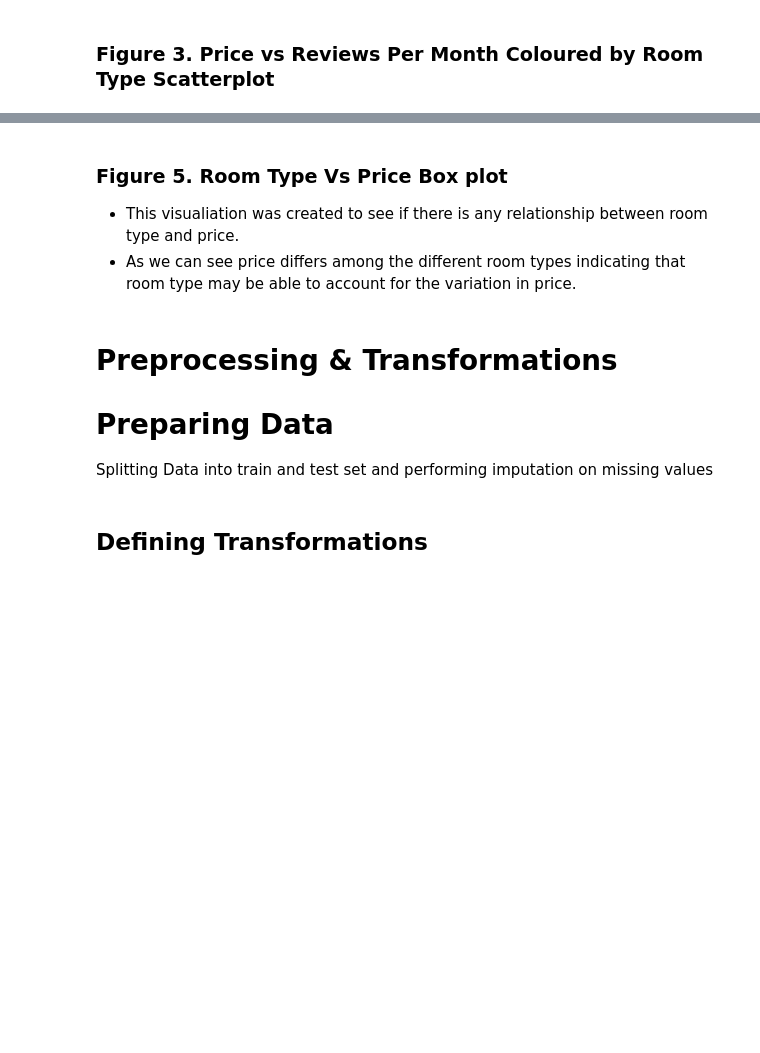
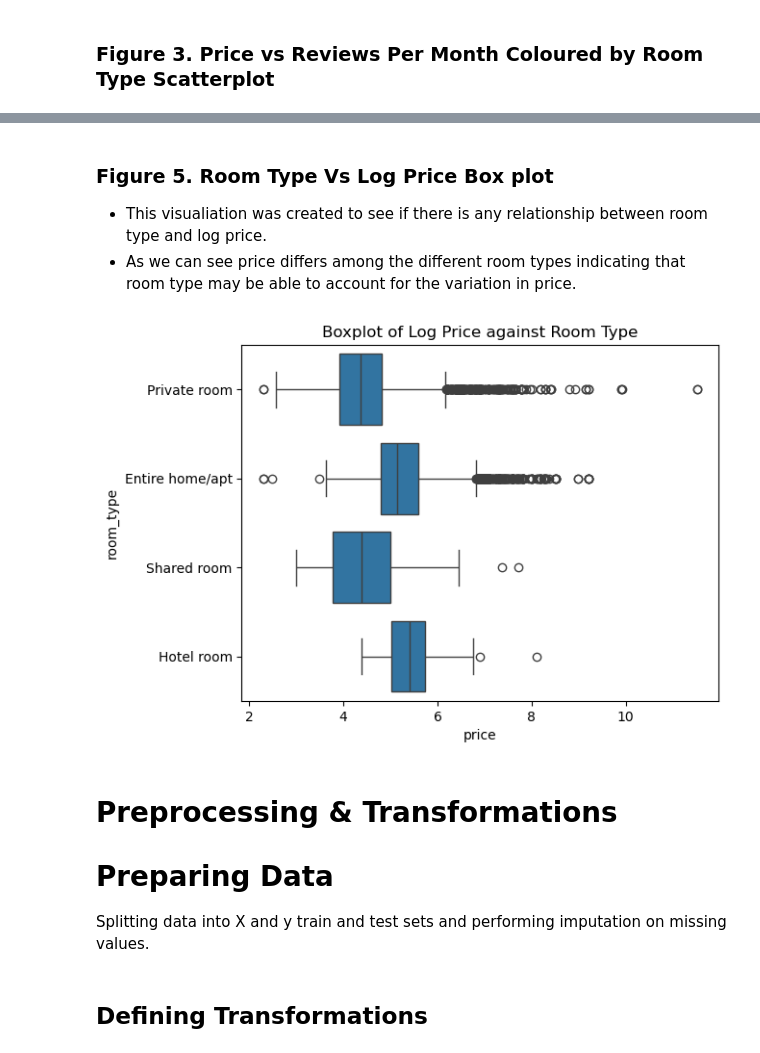
Before and after one commit to DSCI-310-2024/DSCI_310_Group_9_NY-airbnb-analysis, a Jupyter notebook: reports/eda.ipynb, the cells around one changed output, grey strips where cells are left out. Drawn from its saved outputs; the diff is of its cells as text; code cells hidden in the pictures; blank space fills up the shorter version.

```diff
--- a/reports/eda.ipynb
+++ b/reports/eda.ipynb
@@ -152,5 +232,6 @@ data['last_review'] = pd.to_datetime(data['last_review'])
 # %%
-data['year'] = data['last_review'].dt.year
-data['month'] = data['last_review'].dt.month
-data['day'] = data['last_review'].dt.day
+data['last_review_year'] = data['last_review'].dt.year
+data['last_review_month'] = data['last_review'].dt.month
+data['last_review_day'] = data['last_review'].dt.day
+data = data.drop('last_review', axis=1)
 # %% [markdown]
@@ -164,6 +245,5 @@ data['license'] = data['license'].fillna('Unlicensed')
     null values.**
 # %%
-data['name'] = data['name'].fillna('')
 data['host_name'] = data['host_name'].fillna('')
 # %% [markdown]
 After these changes are made we can proceed to split our data and
@@ -174,7 +254,7 @@ perform further analysis.
 Now, let’s put all these steps together to perform the preliminary
 feature engineering tasks.
 # %%
-# Convert last_review to datetime
+""" # Convert last_review to datetime
 data['last_review'] = pd.to_datetime(data['last_review'])
 
 # Extract year, month, and day from last_review
@@ -185,10 +265,7 @@ data['day'] = data['last_review'].dt.day
 # Impute zeros for reviews_per_month null values
 data['reviews_per_month'] = data['reviews_per_month'].fillna(0)
 
-# Impute empty string for name and host_name null values
-data['name'] = data['name'].fillna('')
+# Impute empty string for host_name null values
 data['host_name'] = data['host_name'].fillna('')
 
-data = data.drop(drop_data, axis=1)
-
-data.head(3)
+data.head(3) """
@@ -292,20 +400,22 @@ plt.show()
 # %% [markdown]
-### Figure 5. Room Type Vs Price Box plot
+### Figure 5. Room Type Vs Log Price Box plot
 
 -   This visualiation was created to see if there is any relationship
-    between room type and price.
+    between room type and log price.
 -   As we can see price differs among the different room types
     indicating that room type may be able to account for the variation
     in price.
 # %%
-sns.boxplot(data=train_df, x='price', y='room_type')
-plt.title("Boxplot of Price against Room Type")
+sns.boxplot(data=train_df, x=log_price, y='room_type')
+plt.title("Boxplot of Log Price against Room Type")
 plt.show()
+# %% [output]
+[figure, added]
 # %% [markdown]
 # Preprocessing & Transformations
 
 # Preparing Data
 
-Splitting Data into train and test set and performing imputation on
-missing values
+Splitting data into X and y train and test sets and performing imputation on
+missing values.
 # %%
```
Also changed, not shown: parts of 24 cells of this notebook.
